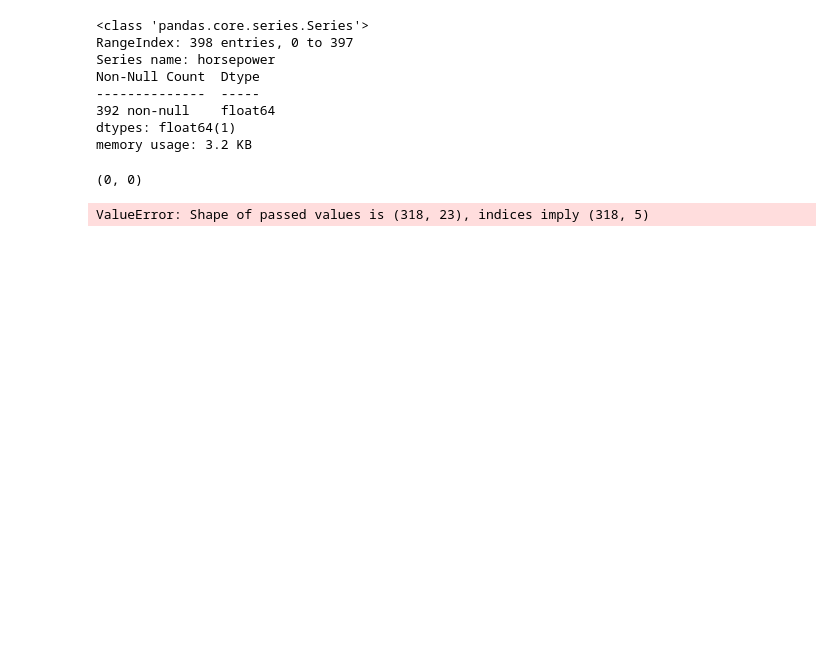
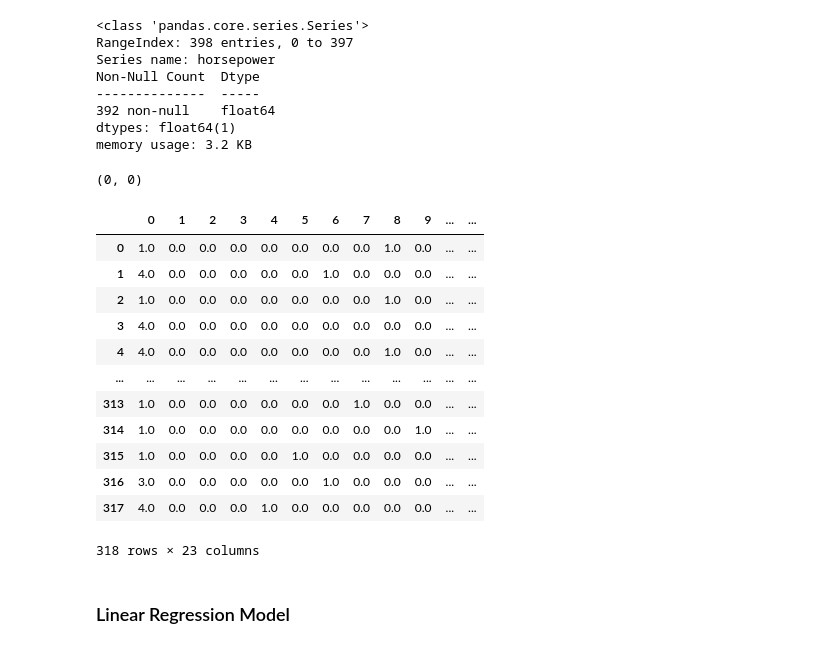
Before and after one commit to R-802/AIML231_T1_2024, a Jupyter notebook: Assignment_3/AIML231 Assignment 3.ipynb, the cells around one changed output. Drawn from its saved outputs; the diff is of its cells as text; code cells hidden in the pictures; blank space fills up the shorter version.

```diff
--- a/Assignment_3/AIML231 Assignment 3.ipynb
+++ b/Assignment_3/AIML231 Assignment 3.ipynb
@@ -92,7 +126,6 @@ train['horsepower'].isnull().sum(), test['horsepower'].isnull().sum()
 # %% [output]
 (0, 0)
 # %%
-from sklearn.model_selection import train_test_split
 from sklearn.preprocessing import OneHotEncoder, OrdinalEncoder, TargetEncoder
 from sklearn.compose import ColumnTransformer
 from sklearn.pipeline import Pipeline
@@ -119,21 +152,37 @@ def preprocess(train_set, test_set):
     train_prepared = pipeline.fit_transform(train_set, train_set['mpg'])
     test_prepared = pipeline.transform(test_set)
 
-    # Assuming you know the final structure of your transformed data
-    columns = ['cylinders', 'model_year', 'origin', 'name_encoded'] + ['other_columns']
-
     # Convert numpy arrays back to pandas DataFrame
-    train_prepared_df = pd.DataFrame(train_prepared, columns=columns)
-    test_prepared_df = pd.DataFrame(test_prepared, columns=columns)
+    train_prepared_df = pd.DataFrame(train_prepared)
+    test_prepared_df = pd.DataFrame(test_prepared)
 
     return train_prepared_df, test_prepared_df, pipeline
 # %%
+# Now preprocess the features only
 train_prepared, test_prepared, prep_pipeline = preprocess(train, test)
 
-# Extract features and target variable for training and testing sets
-X_train = train_prepared.drop('mpg', axis=1)
-y_train = train_prepared['mpg']
-X_test = test_prepared.drop('mpg', axis=1)
-y_test = test_prepared['mpg']
+# Drop the target variable from the original dataframes
+train_features = train.drop('mpg', axis=1)
+test_features = test.drop('mpg', axis=1)
+
+# Now, train_prepared and test_prepared do not contain 'mpg'
+X_train = train_prepared
+X_test = test_prepared
+
+X_train
 # %% [output]
+|  | 0 | 1 | 2 | 3 | 4 | 5 | 6 | 7 | 8 | 9 | ... | ... |
+| 0 | 1.0 | 0.0 | 0.0 | 0.0 | 0.0 | 0.0 | 0.0 | 0.0 | 1.0 | 0.0 | ... | ... |
+| 1 | 4.0 | 0.0 | 0.0 | 0.0 | 0.0 | 0.0 | 1.0 | 0.0 | 0.0 | 0.0 | ... | ... |
+| 2 | 1.0 | 0.0 | 0.0 | 0.0 | 0.0 | 0.0 | 0.0 | 0.0 | 1.0 | 0.0 | ... | ... |
+| 3 | 4.0 | 0.0 | 0.0 | 0.0 | 0.0 | 0.0 | 0.0 | 0.0 | 0.0 | 0.0 | ... | ... |
+| 4 | 4.0 | 0.0 | 0.0 | 0.0 | 0.0 | 0.0 | 0.0 | 0.0 | 1.0 | 0.0 | ... | ... |
+| ... | ... | ... | ... | ... | ... | ... | ... | ... | ... | ... | ... | ... |
+| 313 | 1.0 | 0.0 | 0.0 | 0.0 | 0.0 | 0.0 | 0.0 | 1.0 | 0.0 | 0.0 | ... | ... |
+| 314 | 1.0 | 0.0 | 0.0 | 0.0 | 0.0 | 0.0 | 0.0 | 0.0 | 0.0 | 1.0 | ... | ... |
+| 315 | 1.0 | 0.0 | 0.0 | 0.0 | 0.0 | 1.0 | 0.0 | 0.0 | 0.0 | 0.0 | ... | ... |
+| 316 | 3.0 | 0.0 | 0.0 | 0.0 | 0.0 | 0.0 | 1.0 | 0.0 | 0.0 | 0.0 | ... | ... |
+| 317 | 4.0 | 0.0 | 0.0 | 0.0 | 1.0 | 0.0 | 0.0 | 0.0 | 0.0 | 0.0 | ... | ... |
-ValueError: Shape of passed values is (318, 23), indices imply (318, 5)
+318 rows × 23 columns
+# %% [markdown]
+### Linear Regression Model
```
Also changed, not shown: parts of 6 cells of this notebook, 1 other file.
